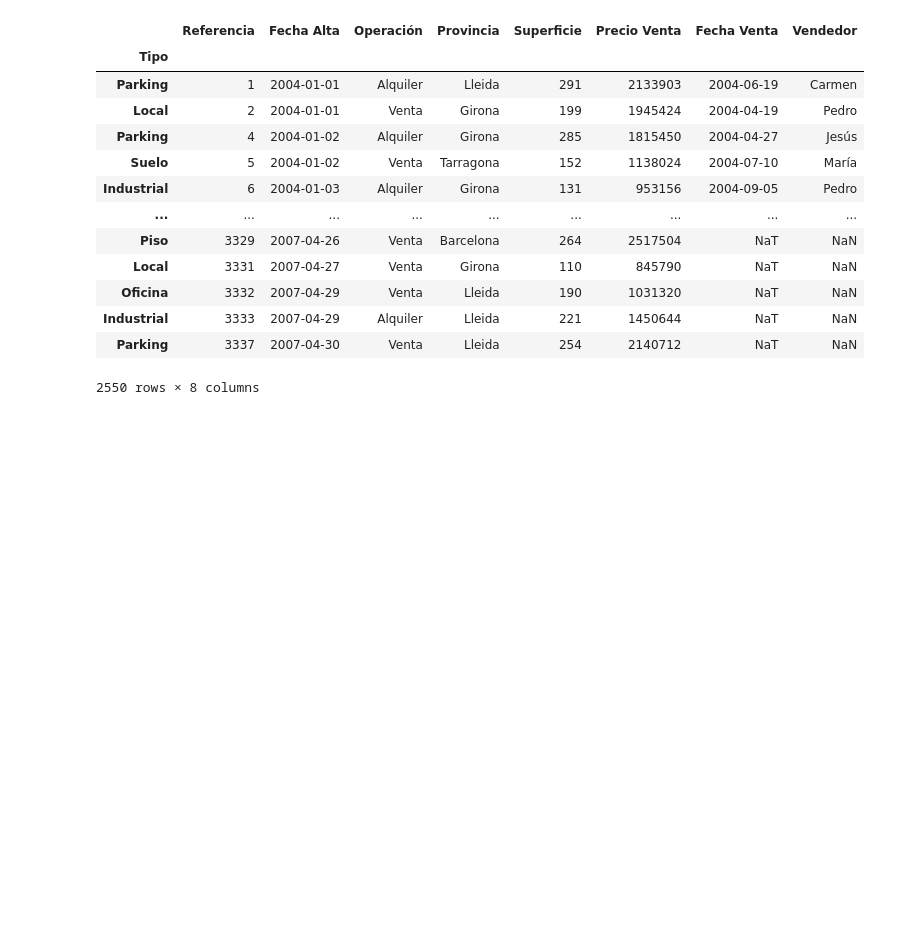
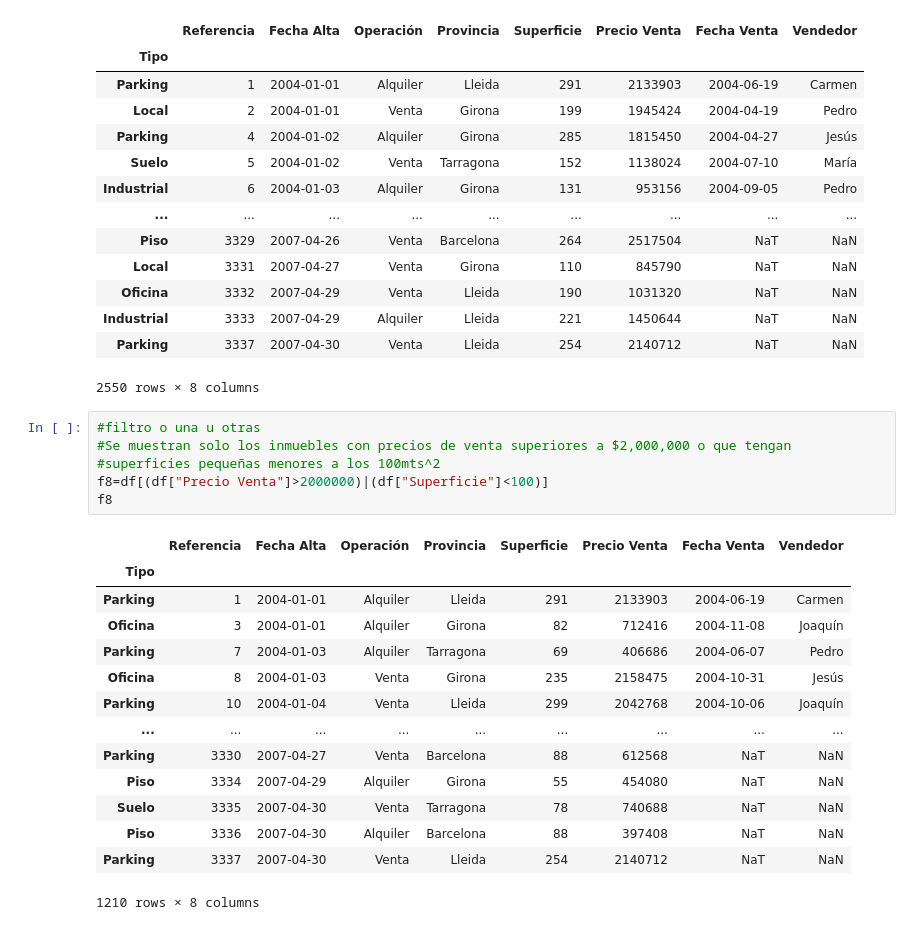
Before and after one commit to rodrigoruizteodoro/Reto_1, a Jupyter notebook: Extracción de datos.ipynb, the cells around one changed output. Cells and saved outputs as stored; diff of their text form; blank space fills up the shorter version.

Commit message:
Filtro 8

```diff
--- a/Extracción de datos.ipynb
+++ b/Extracción de datos.ipynb
@@ -176,3 +176,24 @@ f7
 | Industrial | 3333 | 2007-04-29 | Alquiler | Lleida | 221 | 1450644 | NaT | NaN |
 | Parking | 3337 | 2007-04-30 | Venta | Lleida | 254 | 2140712 | NaT | NaN |
 2550 rows × 8 columns
+# %%
+#filtro o una u otras
+#Se muestran solo los inmuebles con precios de venta superiores a $2,000,000 o que tengan
+#superficies pequeñas menores a los 100mts^2
+f8=df[(df["Precio Venta"]>2000000)|(df["Superficie"]<100)]
+f8
+# %% [output]
+|  | Referencia | Fecha Alta | Operación | Provincia | Superficie | Precio Venta | Fecha Venta | Vendedor |
+| Tipo |  |  |  |  |  |  |  |  |
+| Parking | 1 | 2004-01-01 | Alquiler | Lleida | 291 | 2133903 | 2004-06-19 | Carmen |
+| Oficina | 3 | 2004-01-01 | Alquiler | Girona | 82 | 712416 | 2004-11-08 | Joaquín |
+| Parking | 7 | 2004-01-03 | Alquiler | Tarragona | 69 | 406686 | 2004-06-07 | Pedro |
+| Oficina | 8 | 2004-01-03 | Venta | Girona | 235 | 2158475 | 2004-10-31 | Jesús |
+| Parking | 10 | 2004-01-04 | Venta | Lleida | 299 | 2042768 | 2004-10-06 | Joaquín |
+| ... | ... | ... | ... | ... | ... | ... | ... | ... |
+| Parking | 3330 | 2007-04-27 | Venta | Barcelona | 88 | 612568 | NaT | NaN |
+| Piso | 3334 | 2007-04-29 | Alquiler | Girona | 55 | 454080 | NaT | NaN |
+| Suelo | 3335 | 2007-04-30 | Venta | Tarragona | 78 | 740688 | NaT | NaN |
+| Piso | 3336 | 2007-04-30 | Alquiler | Barcelona | 88 | 397408 | NaT | NaN |
+| Parking | 3337 | 2007-04-30 | Venta | Lleida | 254 | 2140712 | NaT | NaN |
+1210 rows × 8 columns
```
